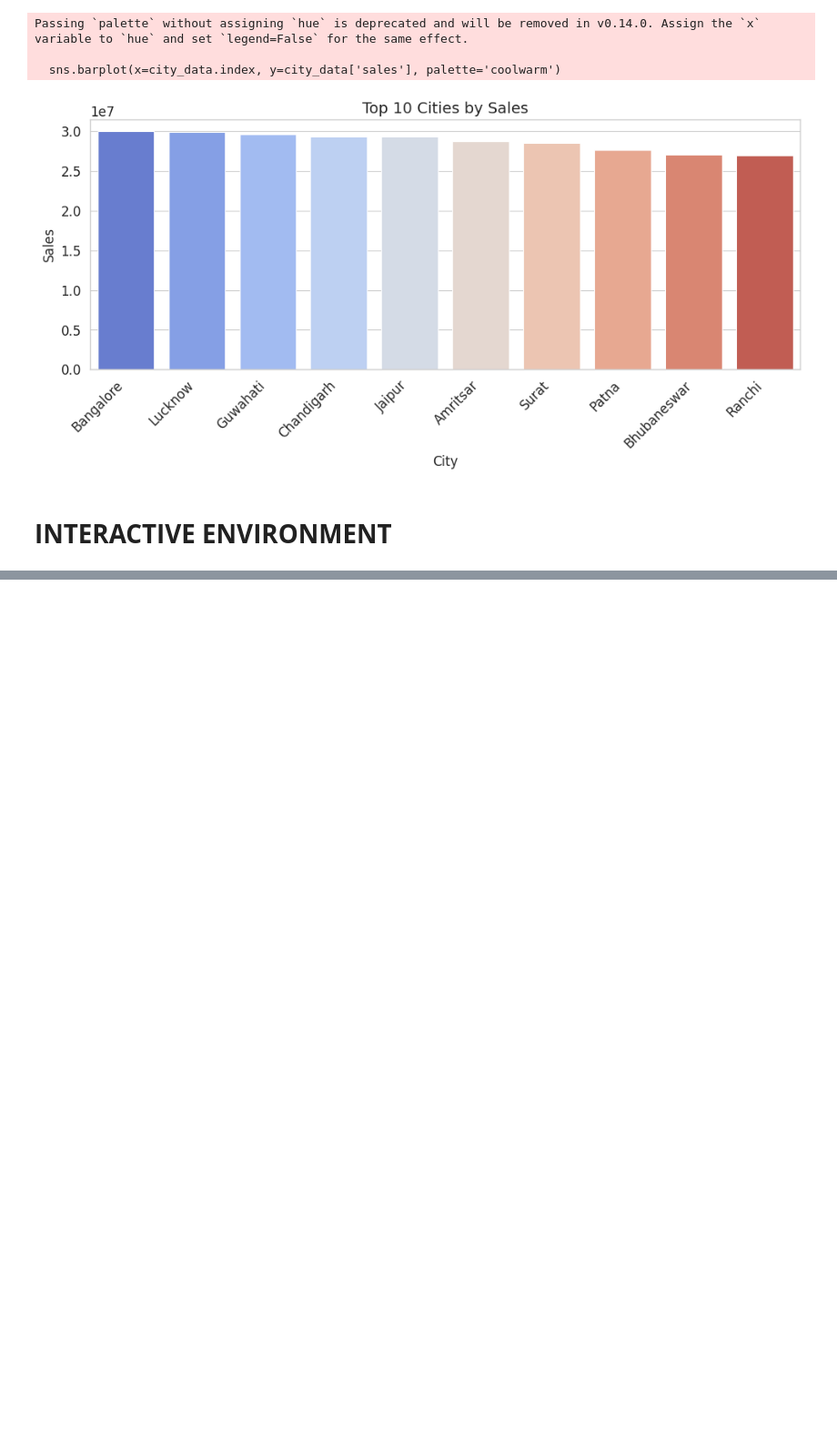
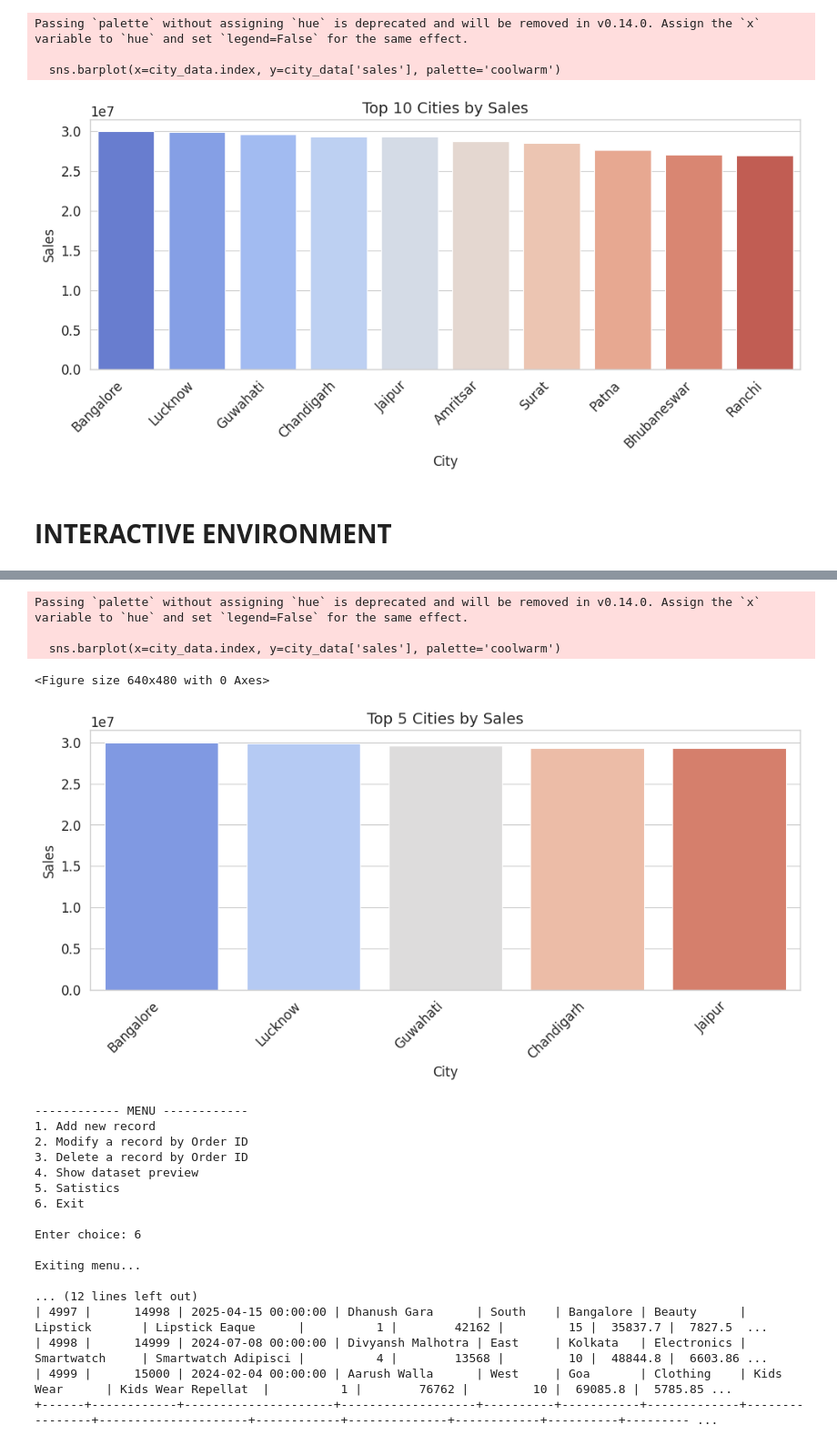
Before and after one commit to ayushinto-space/Performance-Metrics-and-Sales-Analysis-Using-Python, a Jupyter notebook: project.ipynb, the cells around one changed output, grey strips where cells are left out. Shown at 91% size. Saved outputs shown, nothing was run; the diff lists cells and outputs as text; code cells hidden in the pictures; blank space fills up the shorter version.

```diff
--- a/project.ipynb
+++ b/project.ipynb
@@ -121,10 +127,11 @@ def sales_by_month(df_clean):
 # %% [markdown]
 ## **REGION-BASED FUNCTIONS**
 # %%
-def top_cities(df):
+# top cities
+def top_cities(df, top = 10):
     df_copy = df.copy()
     city_data = df_copy.groupby('city')[['sales','profit']].sum()
-    city_data = city_data.sort_values('sales', ascending=False).head(10)
+    city_data = city_data.sort_values('sales', ascending=False).head(top)
     return city_data
 # %% [markdown]
 # **EXPLORATION**
@@ -155,7 +162,7 @@ def plot_sales_by_year(df_clean):
     plt.show()
     plt.close(fig)
 
-#plot profit margin by year
+# plot profit margin by year
 def plot_profit_margin_by_year(df_clean):
     yearly_margin = profit_margin_by_year(df_clean)
     plt.figure(figsize=(7, 4.5))
@@ -176,6 +183,7 @@ def plot_profit_margin_by_year(df_clean):
     plt.show()
     plt.close(fig)
 
+# plot sales by month
 def plot_sales_by_month(df_clean):
     monthly = sales_by_month(df_clean)
     plt.figure(figsize=(7,4.5))
@@ -189,12 +197,13 @@ def plot_sales_by_month(df_clean):
     plt.show()
     plt.close(fig)
 
-def plot_top_cities(df):
-    city_data = top_cities(df)
+# plot top cities
+def plot_top_cities(df, top =10):
+    city_data = top_cities(df, top)
     plt.figure(figsize=(10,5))
     sns.barplot(x=city_data.index, y=city_data['sales'], palette='coolwarm')
     plt.xticks(rotation=45, ha='right')
-    plt.title(f"Top 10 Cities by Sales")
+    plt.title(f"Top {top} Cities by Sales")
     plt.xlabel("City")
     plt.ylabel("Sales")
     plt.tight_layout()
@@ -221,6 +230,7 @@ Passing `palette` without assigning `hue` is deprecated and will be removed in v
 # %% [markdown]
 # **INTERACTIVE ENVIRONMENT**
 # %%
+# defination functions
 def calculate_sales(unit_price, quantity, discount):
     return unit_price * quantity * (1 - discount)
 
@@ -241,6 +251,7 @@ def save_csv(df):
     print("\nSaved as updated_sales_data.csv\n")
 
 # menu functions
+# adding rows to dataset
 def add_new_record(df_edit):
     print("\nEnter New Record Details:")
     new_row = {}
@@ -269,6 +280,7 @@ def add_new_record(df_edit):
     print(tabulate(df_edit.tail(5), headers="keys", tablefmt="psql"))
     return df_edit
 
+# modifying rows to dataset
 def modify_record(df_edit):
     order_id = input("\nEnter Order ID to modify: ")
     if order_id not in df_edit['order_id'].values:
@@ -308,5 +320,6 @@ def modify_record(df_edit):
     return df_edit
 
+# deletion of rows from dataset
 def delete_record(df_edit):
     order_id = input("\nEnter Order ID to delete: ")
     if order_id not in df_edit['order_id'].values:
@@ -319,6 +332,7 @@ def delete_record(df_edit):
     print(tabulate(df_edit.tail(5), headers="keys", tablefmt="psql"))
     return df_edit
 
+# satistical function explorer
 def statisics_record(df_edit):
     print("\n---- Statistical Analysis ----")
     print("1. Sales by Year")
@@ -338,7 +352,17 @@ def statisics_record(df_edit):
         plot_sales_by_month(df_edit)
         return df_edit
     elif choice == "4":
-        plot_top_cities(df_edit)
+
+        try:
+            top = int(input("Enter the number of top cities to display: "))
+        except ValueError:
+            print("Invalid input, using default top 10.")
+            top = 10
+
+        fig = plt.gcf()
+        plot_top_cities(df_edit, top)
+        plt.show()
+        plt.close(fig)
         return df_edit
     elif choice == "5":
         print("\nExiting statistical analysis...")
@@ -347,6 +371,7 @@ def statisics_record(df_edit):
         print("Invalid choice. Try again.")
         return df_edit
 
+# database showcase
 def show_dataset(df_edit):
     print("\n---- Edited Dataset Preview ----")
     print(tabulate(df_edit.head(10), headers="keys", tablefmt="psql"))
@@ -415,0 +441,22 @@ Enter choice: 6
+Passing `palette` without assigning `hue` is deprecated and will be removed in v0.14.0. Assign the `x` variable to `hue` and set `legend=False` for the same effect.
+
+  sns.barplot(x=city_data.index, y=city_data['sales'], palette='coolwarm')
+<Figure size 640x480 with 0 Axes>
+[figure, added]
+------------ MENU ------------
+1. Add new record
+2. Modify a record by Order ID
+3. Delete a record by Order ID
+4. Show dataset preview
+5. Satistics
+6. Exit
+
+Enter choice: 6
+
+Exiting menu...
+
+... (12 lines left out)
+| 4997 |      14998 | 2025-04-15 00:00:00 | Dhanush Gara      | South    | Bangalore | Beauty      | Lipstick       | Lipstick Eaque      |          1 |        42162 |         15 |  35837.7 |  7827.5  ...
+| 4998 |      14999 | 2024-07-08 00:00:00 | Divyansh Malhotra | East     | Kolkata   | Electronics | Smartwatch     | Smartwatch Adipisci |          4 |        13568 |         10 |  48844.8 |  6603.86 ...
+| 4999 |      15000 | 2024-02-04 00:00:00 | Aarush Walla      | West     | Goa       | Clothing    | Kids Wear      | Kids Wear Repellat  |          1 |        76762 |         10 |  69085.8 |  5785.85 ...
++------+------------+---------------------+-------------------+----------+-----------+-------------+----------------+---------------------+------------+--------------+------------+----------+--------- ...
```
Also changed, not shown: parts of 3 cells of this notebook.
